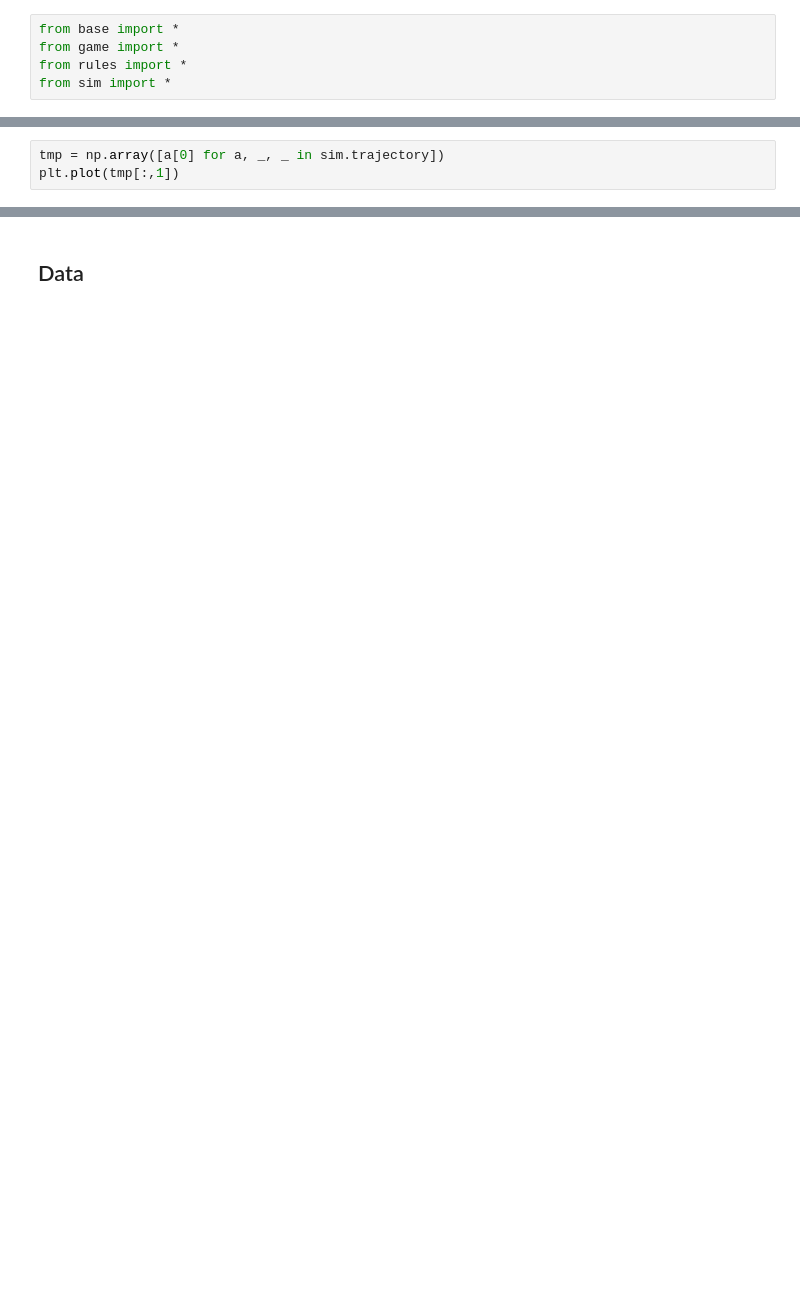
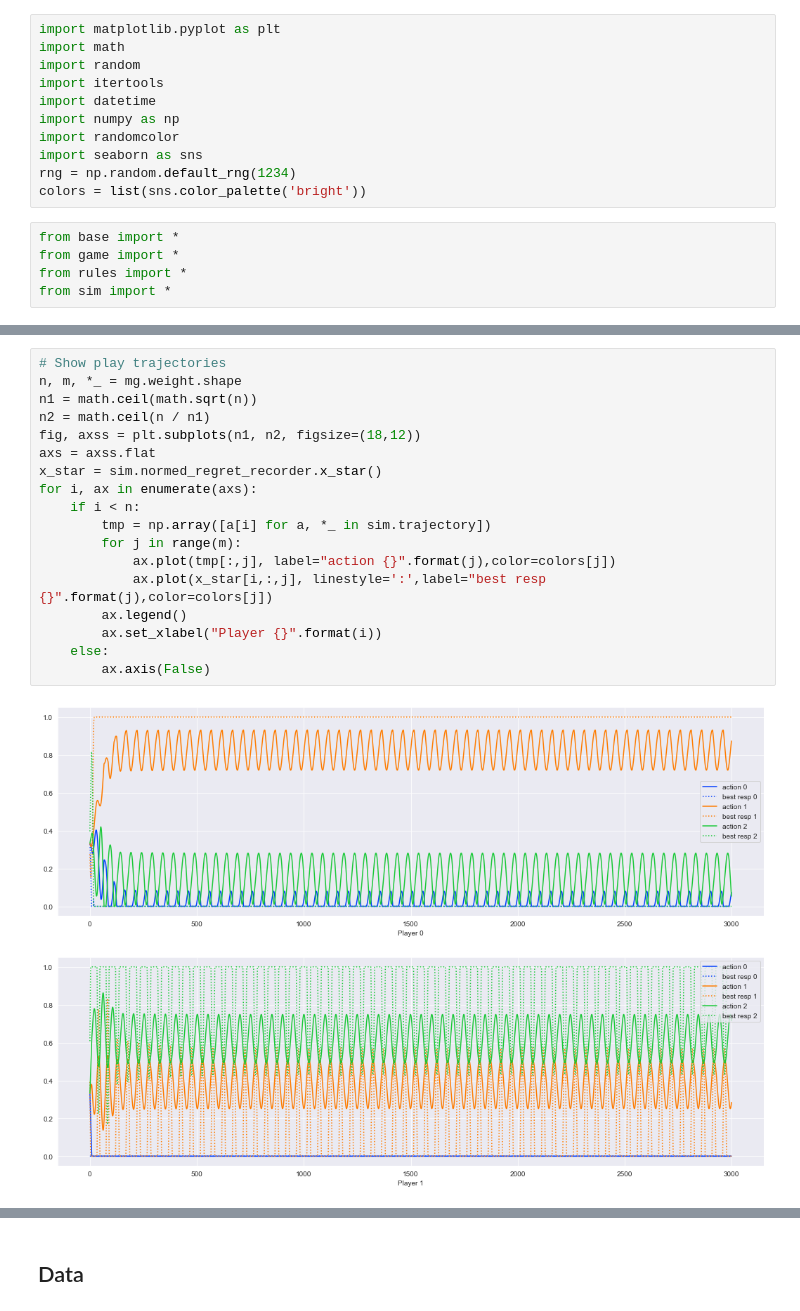
Before and after one commit to EtaoinWu/gamesim, a Jupyter notebook: experiment.ipynb, the cells around one changed output, grey strips where cells are left out. Drawn from its saved outputs; the diff is of its cells as text; blank space fills up the shorter version.

```diff
--- a/experiment.ipynb
+++ b/experiment.ipynb
@@ -5,3 +1,14 @@ import random
+# %%
+import matplotlib.pyplot as plt
+import math
+import random
+import itertools
+import datetime
+import numpy as np
+import randomcolor
+import seaborn as sns
+rng = np.random.default_rng(1234)
+colors = list(sns.color_palette('bright'))
 # %%
 from base import *
 from game import *
@@ -51,3 +63,0 @@ None
-# %%
-tmp = np.array([a[0] for a, _, _ in sim.trajectory])
-plt.plot(tmp[:,1])
@@ -65,0 +133,20 @@ array([[0.07545575, 0.14434487, 0.21004349, 0.2726284 , 0.33215984],
+# %%
+# Show play trajectories
+n, m, *_ = mg.weight.shape
+n1 = math.ceil(math.sqrt(n))
+n2 = math.ceil(n / n1)
+fig, axss = plt.subplots(n1, n2, figsize=(18,12))
+axs = axss.flat
+x_star = sim.normed_regret_recorder.x_star()
+for i, ax in enumerate(axs):
+    if i < n:
+        tmp = np.array([a[i] for a, *_ in sim.trajectory])
+        for j in range(m):
+            ax.plot(tmp[:,j], label="action {}".format(j),color=colors[j])
+            ax.plot(x_star[i,:,j], linestyle=':',label="best resp {}".format(j),color=colors[j])
+        ax.legend()
+        ax.set_xlabel("Player {}".format(i))
+    else:
+        ax.axis(False)
+# %% [output]
+[figure, added]
```
Also changed, not shown: parts of 17 cells of this notebook, 3 other files.
